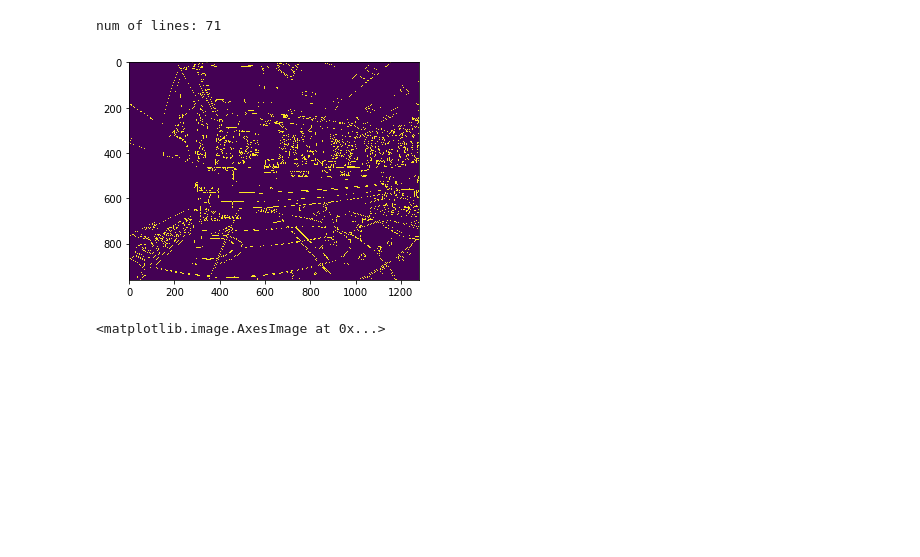
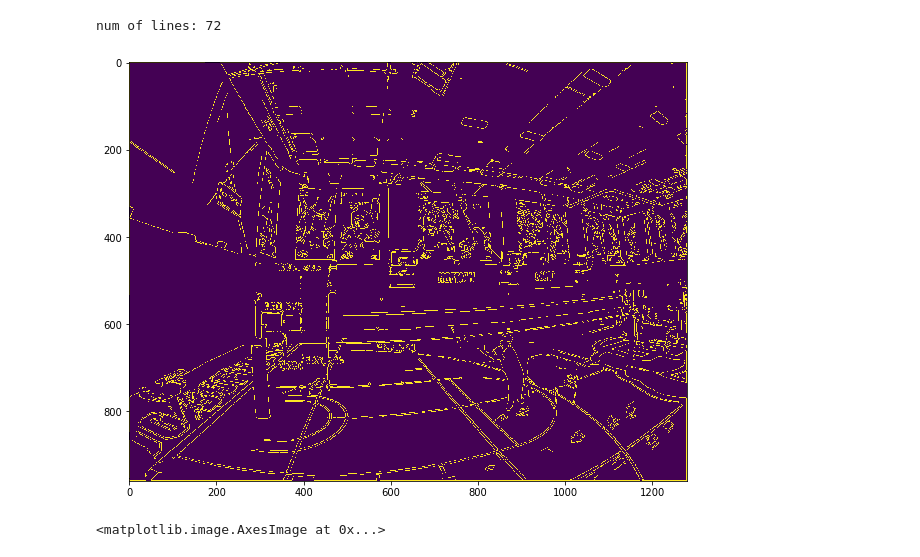
Before and after one commit to bakerscott/VB-Research, a Jupyter notebook: Jupyter/Cluster-Vanishing-Points.ipynb, the cells around one changed output. Saved outputs shown, nothing was run; the diff lists cells and outputs as text; code cells hidden in the pictures; blank space fills up the shorter version.

```diff
--- a/Jupyter/Cluster-Vanishing-Points.ipynb
+++ b/Jupyter/Cluster-Vanishing-Points.ipynb
@@ -13,45 +13,46 @@ from sklearn.cluster import estimate_bandwidth
 %matplotlib inline
 # %%
 # image = cv2.imread('/Users/scoot/Documents/GitHub/VB-Research/Scott-Notes/Sample5-1_Moment.jpg',1)
-image = cv2.imread('/home/scott/VB-Research/Scott-Notes/Sample5-1_Moment.jpg',1)
+image = cv2.imread('/home/scott/VB-Research/Scott-Notes/Sample5-1_Moment.jpg',0)
 
-gray = cv2.cvtColor(image,cv2.COLOR_BGR2GRAY)
+# gray = cv2.cvtColor(image,cv2.COLOR_BGR2RGB)
 # gray = cv2.cvtColor(image,cv2.COLOR_RGB2GRAY)
-edges = cv2.Canny(gray,100,200,apertureSize=3)
+edges = cv2.Canny(image,100,200)
+fig = plt.figure(figsize=(10,10))
 plt.imshow(edges)
 lines = cv2.HoughLines(edges,1,np.pi/180,200)
 # print(lines[0])
 equations = []
 for i in range(len(lines)):
     for rho,theta in lines[i]:
         a = np.cos(theta)
         b = np.sin(theta)
         x0 = a*rho
         y0 = b*rho
         x1 = int(x0 + 1000*(-b))
         y1 = int(y0 + 1000*(a))
         x2 = int(x0 - 1000*(-b))
         y2 = int(y0 - 1000*(a))
         x = [x1,x2]
         y = [y1,y2]
 #         print("x:", x)
 #         print("y:", y)
         temp = x2-x1
         if (temp) == 0:
             temp = 0.0001
         slope = float((y2-y1))/float((temp))
 #         print("slope: ", slope)
         intercept = y1 - (slope*x1)
 #         print("intercept:", intercept)
         equations.append((slope,intercept))
 #         coeff = np.polyfit(x,y,1)
 #         poly = np.poly1d(coeff)
         cv2.line(image,(x1,y1),(x2,y2),(0,0,255),2)
 cv2.imwrite('detectedLines.jpg',image)
 print("num of lines:", len(equations))
 # %% [output]
-num of lines: 71
+num of lines: 72
-[figure, old version]
+[figure, new version]
 # %%
 im2 = cv2.imread('detectedLines.jpg',1)
 im2 = cv2.cvtColor(im2, cv2.COLOR_BGR2RGB)
```
Also changed, not shown: 3 other files.
